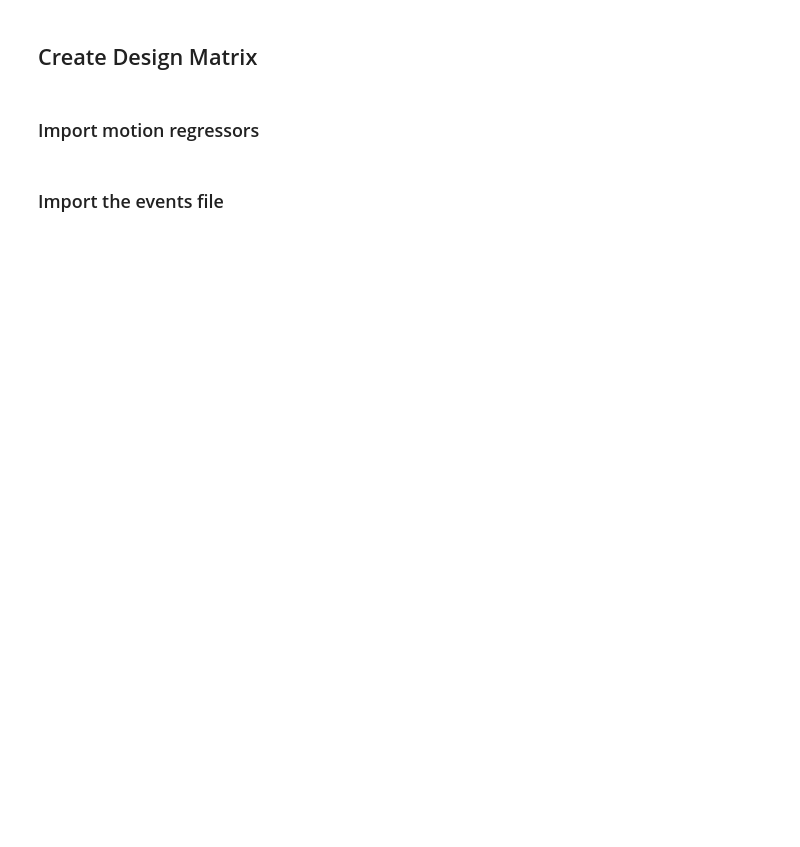
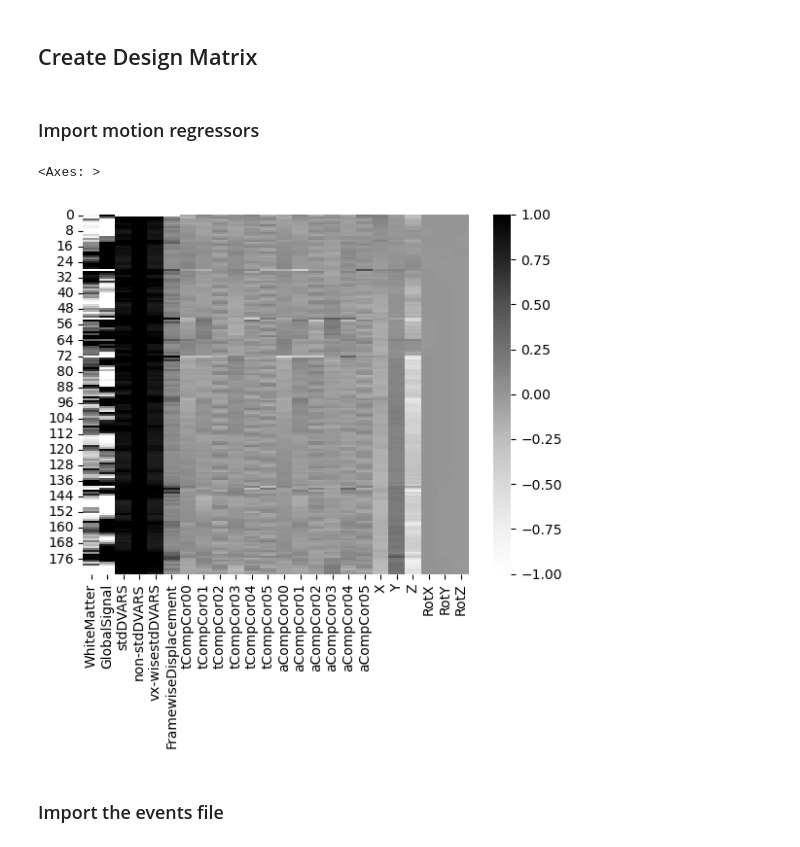
Before and after one commit to hspopal/Tutorials, a Jupyter notebook: neuroimaging/univariate_analyses/univariate_analyses_nilearn.ipynb, the cells around one changed output. Drawn from its saved outputs; the diff is of its cells as text; code cells hidden in the pictures; blank space fills up the shorter version.

Commit message:
confounds and events

```diff
--- a/neuroimaging/univariate_analyses/univariate_analyses_nilearn.ipynb
+++ b/neuroimaging/univariate_analyses/univariate_analyses_nilearn.ipynb
@@ -28,3 +19,11 @@ frame_times = np.arange(n_scans) * tr  # here are the corresponding frame times
+# %%
+subj = 'sub-10159'
+task = 'stopsignal'
+
+# Define fmriprep template space
+template = 'MNI152NLin2009cAsym'
+
+tr = 2  # repetition time is 2 seconds
 # %% [markdown]
 ### Set directories
 # %%
@@ -43,7 +42,7 @@ from nilearn.datasets import (
     select_from_index,
 )
 
-_, urls = fetch_ds000030_urls()
+_, urls = fetch_ds000030_urls(data_dir='/Users/hpopal/Desktop/nilearn/')
 
 exclusion_patterns = [
     "*group*",
@@ -64,5 +63,10 @@ urls = select_from_index(
     urls, exclusion_filters=exclusion_patterns, n_subjects=2
 )
 
-data_dir, _ = fetch_openneuro_dataset(urls=urls)
+bids_dir, _ = fetch_openneuro_dataset(urls=urls)
+
+os.chdir(bids_dir)
+
+# Set output directory
+outp_dir = bids_dir + 'derivatives/SR_first_level/'+subj+'/'
 # %% [output]
@@ -81,36 +146,32 @@ print('Number of functional runs for '+subj+': '+str(len(func_runs)))
 # %%
 # Grab subject's T1 as a mask to keep analysis in subject space
-subj_t1 = bids_dir+'derivatives/fmriprep/'+subj+'/anat/'+subj+'_space-'+template+'_label-GM_probseg_bin.nii.gz'
+subj_t1 = bids_dir+'/derivatives/fmriprep/'+subj+'/anat/'+subj+'_space-'+template+'_desc-brain_mask.nii.gz'
 
-# Find the task event files that are ready to become design matrices
-event_files = [f for f in glob.glob(bids_dir + '/derivatives/task_socialreward/data/SCN_'+subj[-3:]+'/'+subj+'_task-'+task+'_run-*_desc-events'+'.csv', recursive=True)]
-event_files.sort()
 
 # Set path to subject specific fmriprep output
-fmri_run_data_dir = bids_dir+'derivatives/fmriprep/'+subj+'/func/'
+fmri_run_data_dir = bids_dir+'/derivatives/fmriprep/'+subj+'/func/'
 
 # Set motion parameters to regress out
-motion_reg_names = ['trans_x','trans_y','trans_z','rot_x','rot_y','rot_z']
-confounds = []
-events = []
+#motion_reg_names = ['trans_x','trans_y','trans_z','rot_x','rot_y','rot_z']
+#confounds = []
+#events = []
 
 # Set the relevant conditions (not contrasts)
-relv_conds = ['HighReward_Computer','HighReward_Computer-fb',
-              'HighReward_DisPeer','HighReward_DisPeer-fb',
-              'HighReward_SimPeer','HighReward_SimPeer-fb',
-              'LowReward_Computer','LowReward_Computer-fb',
-              'LowReward_DisPeer','LowReward_DisPeer-fb',
-              'LowReward_SimPeer','LowReward_SimPeer-fb']
+relv_conds = ['Go','StopSuccess']
 # %% [markdown]
 ## Create Design Matrix
 # %% [markdown]
 ### Import motion regressors
 # %%
 # Set motion parameters and input as a dataframe
-motion_reg = pd.read_csv(fmri_run_data_dir+subj+'_task-'+task+'_run-'+str(n+1)+'_desc-confounds_timeseries.tsv', sep='\t')
+models_confounds = pd.read_csv(fmri_run_data_dir+subj+'_task-'+task+'_desc-confounds_regressors.tsv', sep='\t')
 
 # Filter for just the motion regressors specified above and add to a
 # general confounds list
-confounds.append(motion_reg[motion_reg_names])
+#confounds.append(motion_reg[motion_reg_names])
+sns.heatmap(models_confounds, cmap='Greys', vmin=-1, vmax=1)
+# %% [output]
+<Axes: >
+[figure, added]
 # %% [markdown]
 ### Import the events file
```
Also changed, not shown: parts of 12 cells of this notebook.
